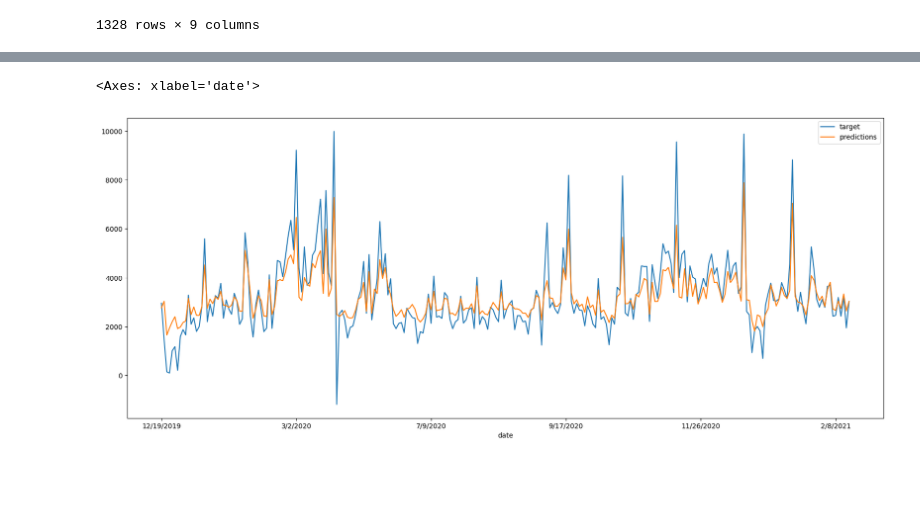
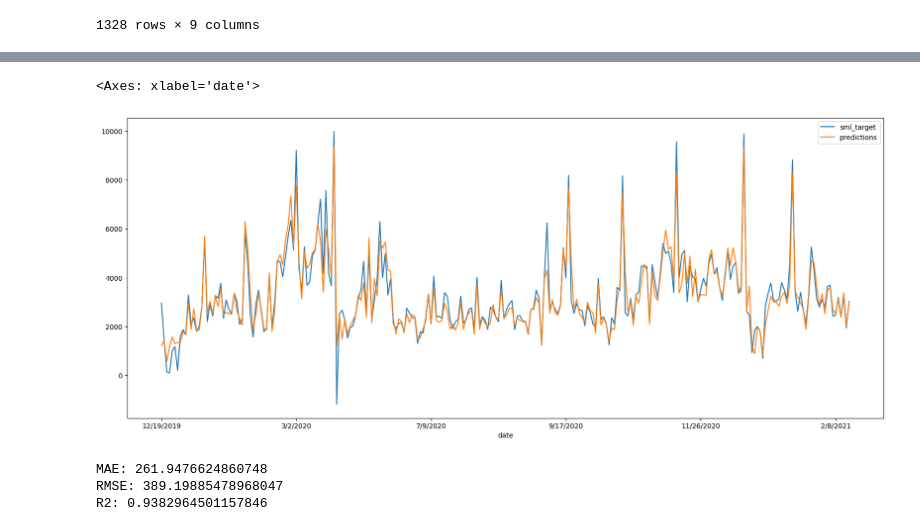
Before and after one commit to p4treina/trade_volume_prediction, a Jupyter notebook: notebooks/2-experiments.ipynb, the cells around one changed output, grey strips where cells are left out. Drawn from its saved outputs; the diff is of its cells as text; code cells hidden in the pictures; blank space fills up the shorter version.

```diff
--- a/notebooks/2-experiments.ipynb
+++ b/notebooks/2-experiments.ipynb
@@ -445,0 +586,3 @@ pipe = Pipeline(steps=[("preprocessor", preprocessor), ("model", xgb_model)])
+# %%
+features = [col for col in train_lags_df if col != "sml_target" and "gold" not in col]
+top_features = evaluate_feature_importance(train_lags_df, features, target="sml_target")
@@ -445,0 +601,2 @@ pipe = Pipeline(steps=[("preprocessor", preprocessor), ("model", xgb_model)])
+# %%
+my_features = top_features
@@ -446,3 +605,29 @@ pipe = Pipeline(steps=[("preprocessor", preprocessor), ("model", xgb_model)])
+# %%
+X_train = train_lags_df[my_features]
+y_train = train_lags_df[["sml_target"]]
+X_test = test_lag_df[my_features]
+y_test = test_lag_df[["sml_target"]]
+# %%
+def log_transform(x):
+    print(x)
+    return np.log(x + 1)
+
+
+preprocessor = Pipeline(
+    steps=[
+        ("scaler", MinMaxScaler()),
+        #("log_transformer", FunctionTransformer(log_transform))
+    ]
+)
+xgb_model = xgb.XGBRegressor(
+    eval_metric=root_mean_squared_error,
+    learning_rate=0.2,
+    max_depth=5,
+    subsample=0.8,
+    random_state=42
+)
+
+pipe = Pipeline(steps=[("preprocessor", preprocessor), ("model", xgb_model)])
 # %%
 param_grid = {
 
@@ -501,7 +663,26 @@ R2: 0.7594790440349539
 # %%
-test_df["predictions"] = preds_
-test_df["target"].plot(figsize=[20, 8], legend=True)
-test_df['predictions'].plot(figsize=[20, 8], legend=True)
+test_lag_df["predictions"] = preds_
+test_lag_df["sml_target"].plot(figsize=[20, 8], legend=True)
+test_lag_df['predictions'].plot(figsize=[20, 8], legend=True)
 # %% [output]
 <Axes: xlabel='date'>
-[figure, old version]
+[figure, new version]
+# %%
+my_features = top_features[:3]
+X_train = train_lags_df[my_features]
+y_train = train_lags_df[["sml_target"]]
+X_test = test_lag_df[my_features]
+y_test = test_lag_df[["sml_target"]]
+
+# Train
+pipe.fit(X_train, y_train)
+
+preds_top3_feat = pipe.predict(X_test)
+
+print(f"MAE: {mean_absolute_error(y_test, preds_top3_feat)}")
+print(f"RMSE: {root_mean_squared_error(y_test, preds_top3_feat)}")
+print(f"R2: {r2_score(y_test, preds_top3_feat)}")
+# %% [output]
+MAE: 261.9476624860748
+RMSE: 389.19885478968047
+R2: 0.9382964501157846
```
Also changed, not shown: parts of 95 cells of this notebook, 12 other files.
